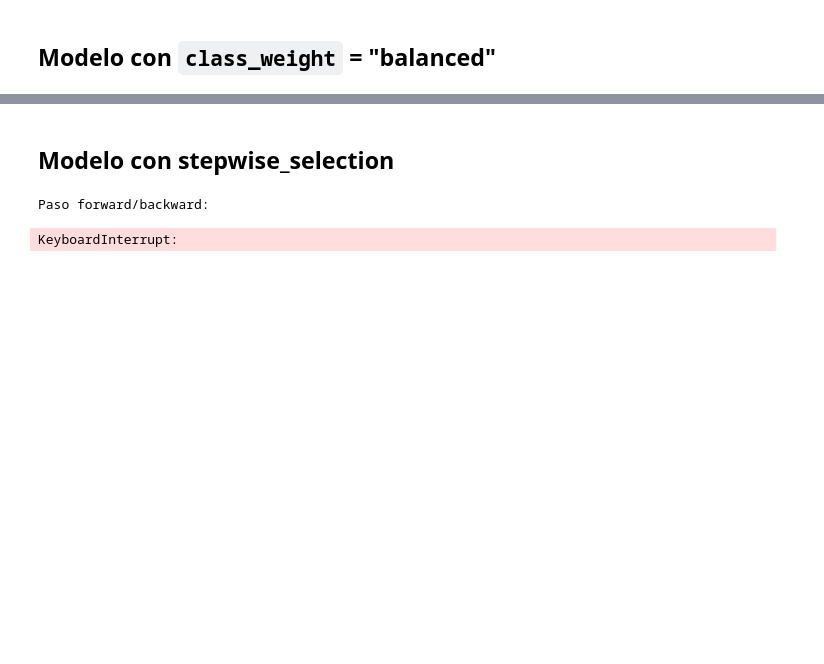
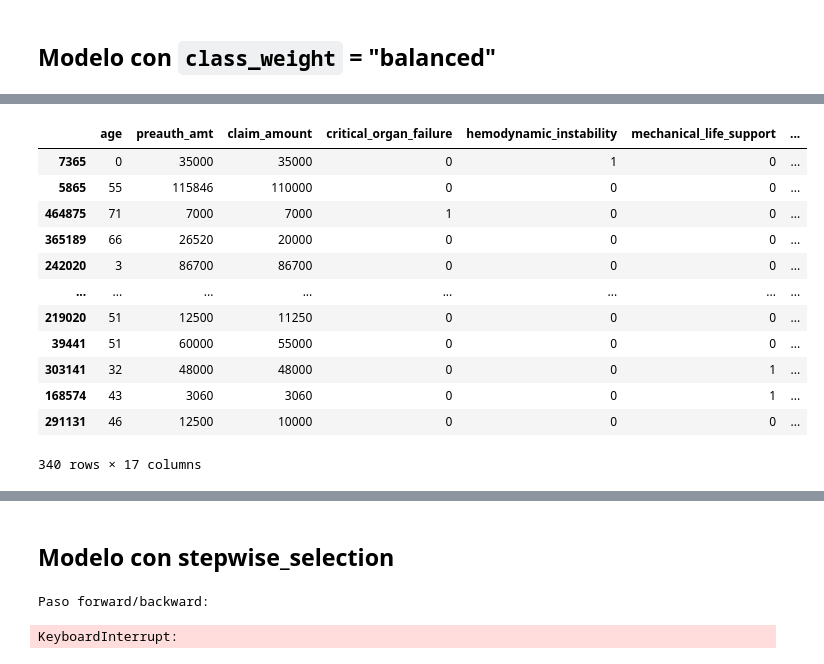
Before and after one commit to thomas-sagredo/NTR-Arogyaseva-analysis, a Jupyter notebook: notebooks/04_regresion_logistica.ipynb, the cells around one changed output, grey strips where cells are left out. Saved outputs shown, nothing was run; the diff lists cells and outputs as text; code cells hidden in the pictures; blank space fills up the shorter version.

Commit message:
Update 04_regresion_logistica notebook with the new stage of data and several trials.

```diff
--- a/notebooks/04_regresion_logistica.ipynb
+++ b/notebooks/04_regresion_logistica.ipynb
@@ -87,6 +90,5 @@ obj_cols
 # %%
-dummies = pd.get_dummies(data[obj_cols])
-dummies = dummies.astype(int)
+dummies = pd.get_dummies(data[obj_cols], drop_first=True, dtype=int)
 dummies_cols = list(dummies.columns)
 # %%
 data_dummies = pd.concat([data, dummies], axis=1)
@@ -95,3 +97,5 @@ data_dummies = pd.concat([data, dummies], axis=1)
 # %%
 num_cols = list(df.select_dtypes(include=[np.number]).columns)
 num_cols.remove("mortality")
+num_cols_inicial = num_cols[:9] + num_cols[11:]
+num_cols_inicial
@@ -98,5 +115,5 @@ num_cols.remove("mortality")
 # %%
-covariables = num_cols + dummies_cols
+covariables = num_cols_inicial + dummies_cols
 # %%
 len(covariables)
 # %% [output]
@@ -166,0 +216,20 @@ plt.show()
+# %%
+mask_false_negative = (y_test == 1) & (y_pred == 0)
+false_negatives = X_test.loc[mask_false_negative]
+# %%
+false_negative_rows = df.loc[false_negatives.index, num_cols_inicial + obj_cols]
+false_negative_rows
+# %% [output]
+|  | age | preauth_amt | claim_amount | critical_organ_failure | hemodynamic_instability | mechanical_life_support | ... |
+| 7365 | 0 | 35000 | 35000 | 0 | 1 | 0 | ... |
+| 5865 | 55 | 115846 | 110000 | 0 | 0 | 0 | ... |
+| 464875 | 71 | 7000 | 7000 | 1 | 0 | 0 | ... |
+| 365189 | 66 | 26520 | 20000 | 0 | 0 | 0 | ... |
+| 242020 | 3 | 86700 | 86700 | 0 | 0 | 0 | ... |
+| ... | ... | ... | ... | ... | ... | ... | ... |
+| 219020 | 51 | 12500 | 11250 | 0 | 0 | 0 | ... |
+| 39441 | 51 | 60000 | 55000 | 0 | 0 | 0 | ... |
+| 303141 | 32 | 48000 | 48000 | 0 | 0 | 1 | ... |
+| 168574 | 43 | 3060 | 3060 | 0 | 0 | 1 | ... |
+| 291131 | 46 | 12500 | 10000 | 0 | 0 | 0 | ... |
+340 rows × 17 columns
```
Also changed, not shown: parts of 15 cells of this notebook.
